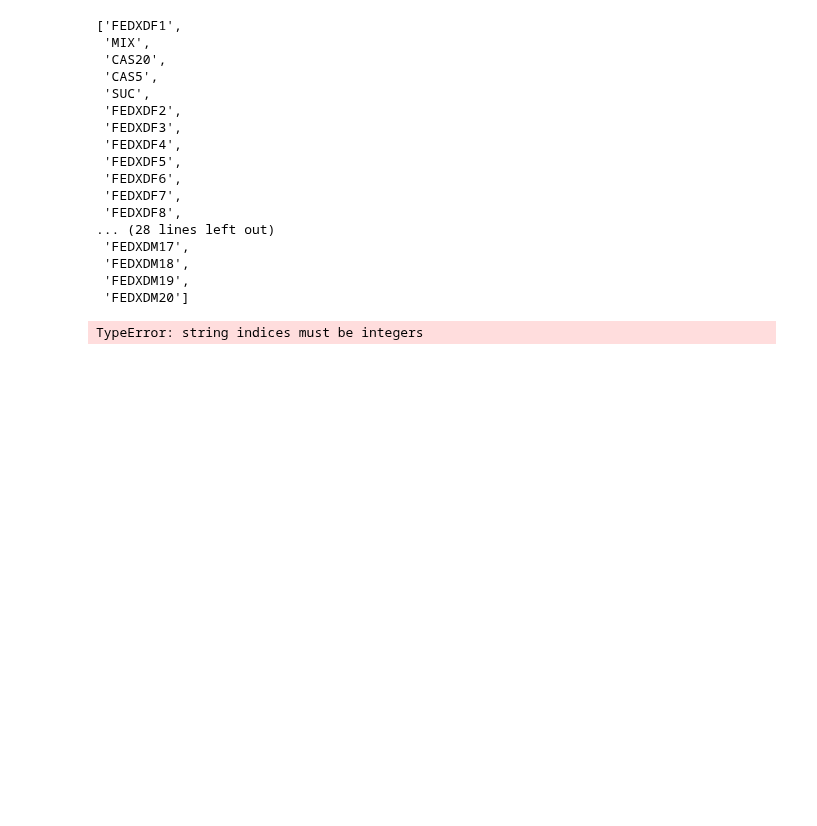
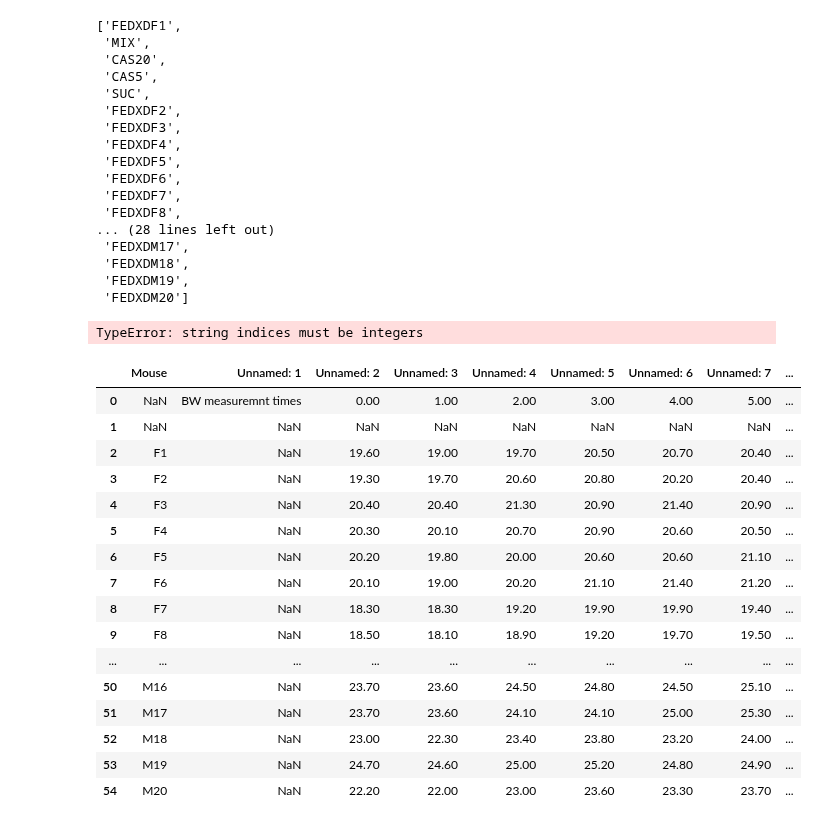
Before and after one commit to Htbibalan/FEDPROFERENCE, a Jupyter notebook: notebooks/FEDXD_READ_DATA.ipynb, the cells around one changed output. Saved outputs shown, nothing was run; the diff lists cells and outputs as text; code cells hidden in the pictures; blank space fills up the shorter version.

```diff
--- a/notebooks/FEDXD_READ_DATA.ipynb
+++ b/notebooks/FEDXD_READ_DATA.ipynb
@@ -188,0 +197,20 @@ TypeError: string indices must be integers
+# %%
+BW_DF.round(decimals=2)
+# %% [output]
+|  | Mouse | Unnamed: 1 | Unnamed: 2 | Unnamed: 3 | Unnamed: 4 | Unnamed: 5 | Unnamed: 6 | Unnamed: 7 | ... |
+| 0 | NaN | BW measuremnt times | 0.00 | 1.00 | 2.00 | 3.00 | 4.00 | 5.00 | ... |
+| 1 | NaN | NaN | NaN | NaN | NaN | NaN | NaN | NaN | ... |
+| 2 | F1 | NaN | 19.60 | 19.00 | 19.70 | 20.50 | 20.70 | 20.40 | ... |
+| 3 | F2 | NaN | 19.30 | 19.70 | 20.60 | 20.80 | 20.20 | 20.40 | ... |
+| 4 | F3 | NaN | 20.40 | 20.40 | 21.30 | 20.90 | 21.40 | 20.90 | ... |
+| 5 | F4 | NaN | 20.30 | 20.10 | 20.70 | 20.90 | 20.60 | 20.50 | ... |
+| 6 | F5 | NaN | 20.20 | 19.80 | 20.00 | 20.60 | 20.60 | 21.10 | ... |
+| 7 | F6 | NaN | 20.10 | 19.00 | 20.20 | 21.10 | 21.40 | 21.20 | ... |
+| 8 | F7 | NaN | 18.30 | 18.30 | 19.20 | 19.90 | 19.90 | 19.40 | ... |
+| 9 | F8 | NaN | 18.50 | 18.10 | 18.90 | 19.20 | 19.70 | 19.50 | ... |
+| ... | ... | ... | ... | ... | ... | ... | ... | ... | ... |
+| 50 | M16 | NaN | 23.70 | 23.60 | 24.50 | 24.80 | 24.50 | 25.10 | ... |
+| 51 | M17 | NaN | 23.70 | 23.60 | 24.10 | 24.10 | 25.00 | 25.30 | ... |
+| 52 | M18 | NaN | 23.00 | 22.30 | 23.40 | 23.80 | 23.20 | 24.00 | ... |
+| 53 | M19 | NaN | 24.70 | 24.60 | 25.00 | 25.20 | 24.80 | 24.90 | ... |
+| 54 | M20 | NaN | 22.20 | 22.00 | 23.00 | 23.60 | 23.30 | 23.70 | ... |
```
Also changed, not shown: parts of 4 cells of this notebook, 1 other file.
